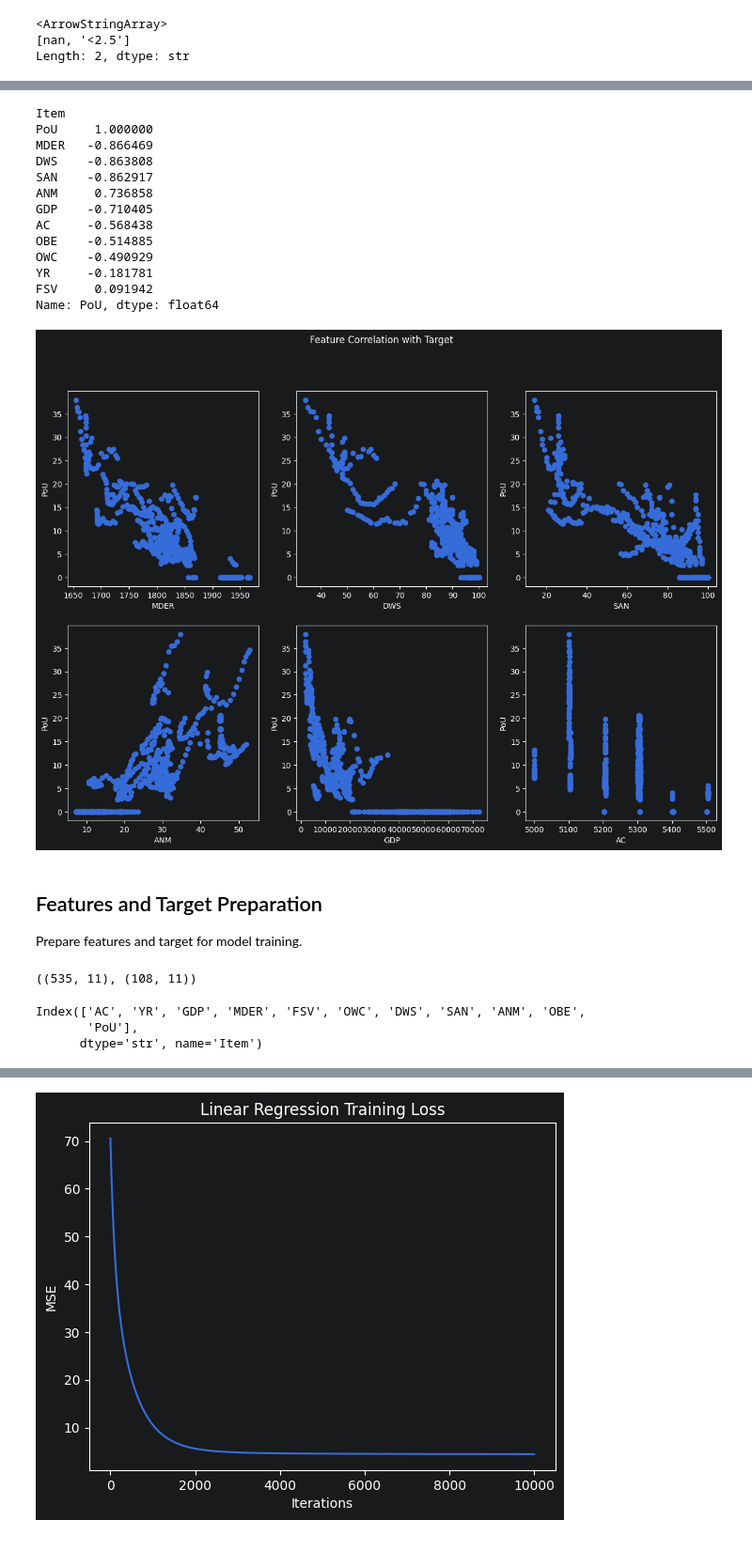
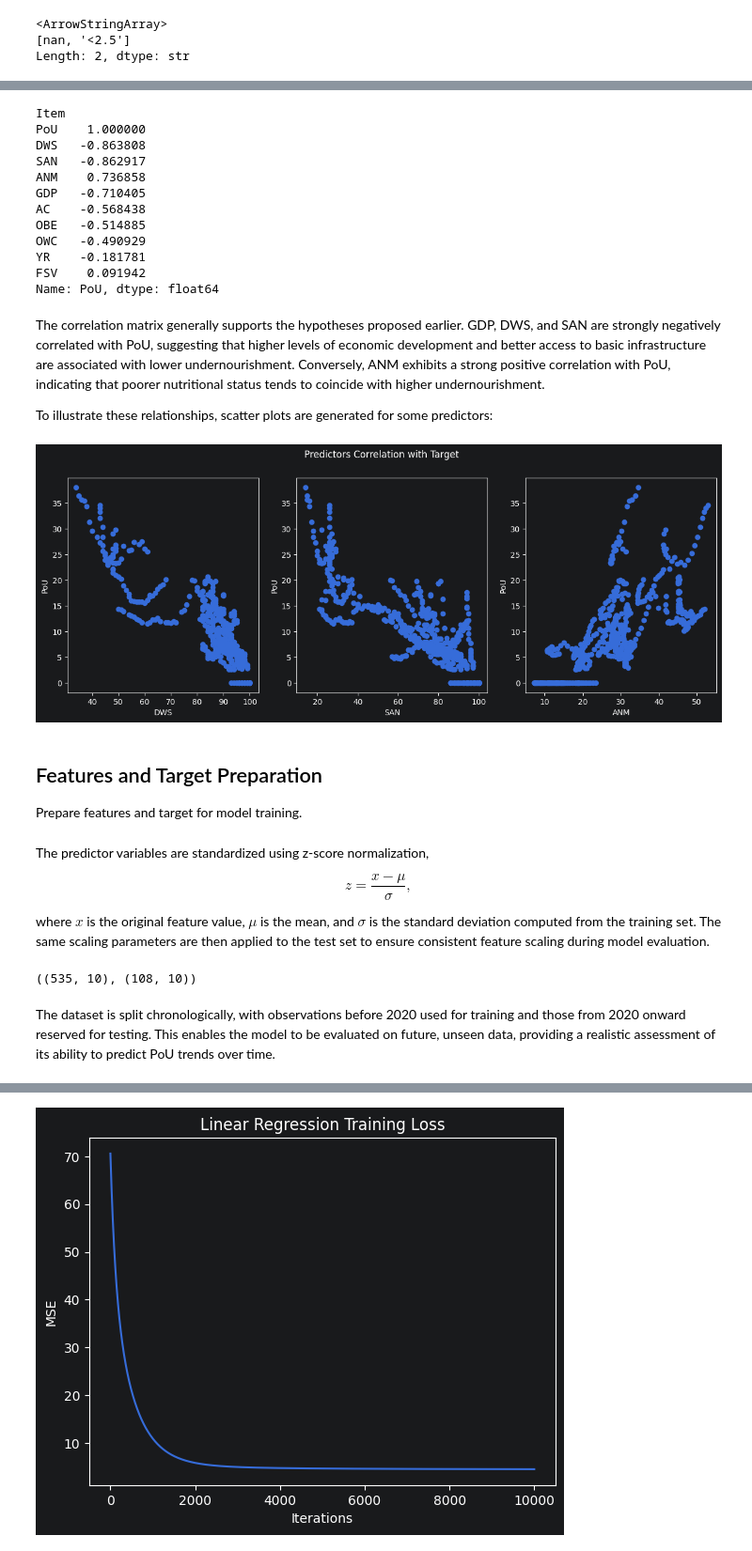
Before and after one commit to jaredliw/dtp3, a Jupyter notebook: model.ipynb, the cells around one changed output, grey strips where cells are left out. Shown at 94% size. Saved outputs shown, nothing was run; the diff lists cells and outputs as text; code cells hidden in the pictures.

```diff
--- a/model.ipynb
+++ b/model.ipynb
@@ -47,11 +83,20 @@ FEATURES_RAW: list[str] = [
     "Percentage of children under 5 years of age who are overweight (modelled estimates) (percent)",
     "Prevalence of obesity in the adult population (18 years and older) (percent)",
     "Prevalence of anemia among women of reproductive age (15-49 years) (percent)",
-    "Minimum dietary energy requirement (kcal/cap/day)",
 ]
 AREA_CODE: str = "AC"
 YEAR: str = "YR"
-FEATURES: list[str] = [AREA_CODE, YEAR, "GDP", "FSV", "DWS", "SAN", "OWC", "OBE", "ANM", "MDER"]
+FEATURES: list[str] = [
+    AREA_CODE,
+    YEAR,
+    "GDP",
+    "FSV",
+    "DWS",
+    "SAN",
+    "OWC",
+    "OBE",
+    "ANM",
+]
 TARGET_RAW: str = "Prevalence of undernourishment (percent) (annual value)"
 TARGET: str = "PoU"
 SPLIT_YEAR: int = 2020
@@ -169,34 +208,45 @@ sorted_corr_target = corr_matrix[TARGET].sort_values(ascending=False, key=abs)
 sorted_corr_target
 # %% [output]
 Item
-PoU     1.000000
-MDER   -0.866469
-DWS    -0.863808
-SAN    -0.862917
-ANM     0.736858
-GDP    -0.710405
-AC     -0.568438
-OBE    -0.514885
-OWC    -0.490929
-YR     -0.181781
-FSV     0.091942
+PoU    1.000000
+DWS   -0.863808
+SAN   -0.862917
+ANM    0.736858
+GDP   -0.710405
+AC    -0.568438
+OBE   -0.514885
+OWC   -0.490929
+YR    -0.181781
+FSV    0.091942
 Name: PoU, dtype: float64
+# %% [markdown]
+The correlation matrix generally supports the hypotheses proposed earlier. GDP, DWS, and SAN are strongly negatively correlated with PoU, suggesting that higher levels of economic development and better access to basic infrastructure are associated with lower undernourishment. Conversely, ANM exhibits a strong positive correlation with PoU, indicating that poorer nutritional status tends to coincide with higher undernourishment.
+
+To illustrate these relationships, scatter plots are generated for some predictors:
 # %%
-top6_cols = sorted_corr_target[1:7].index
+top_cols = sorted_corr_target[1:4].index
 
-fig, axes = plt.subplots(2, 3, figsize=(15, 10))
+fig, axes = plt.subplots(1, 3, figsize=(15, 5))
 axes = axes.flatten()
-for i, col in enumerate(top6_cols):
+for i, col in enumerate(top_cols):
     axes[i].scatter(df_cleaned[col], df_cleaned[TARGET])
     axes[i].set_xlabel(col)
     axes[i].set_ylabel(TARGET)
-fig.suptitle("Feature Correlation with Target");
+fig.suptitle("Predictors Correlation with Target Variable");
 # %% [output]
-[figure, old version]
+[figure, new version]
 # %% [markdown]
 ## Features and Target Preparation
 
 Prepare features and target for model training.
+# %% [markdown]
+The predictor variables are standardized using z-score normalization,
+
+$$
+z = \frac{x - \mu}{\sigma},
+$$
+
+where $x$ is the original feature value, $\mu$ is the mean, and $\sigma$ is the standard deviation computed from the training set. The same scaling parameters are then applied to the test set to ensure consistent feature scaling during model evaluation.
 # %%
 class StandardScaler:
     def __init__(self):
@@ -233,13 +283,9 @@ df_train, df_test = df_cleaned[df_cleaned[YEAR] < SPLIT_YEAR], df_cleaned[df_cle
 
 df_train.shape, df_test.shape
 # %% [output]
-((535, 11), (108, 11))
+((535, 10), (108, 10))
-# %%
-df_train.columns
-# %% [output]
-Index(['AC', 'YR', 'GDP', 'MDER', 'FSV', 'OWC', 'DWS', 'SAN', 'ANM', 'OBE',
-       'PoU'],
-      dtype='str', name='Item')
+# %% [markdown]
+The dataset is split chronologically, with observations before 2020 used for training and those from 2020 onward reserved for testing. This enables the model to be evaluated on future, unseen data, providing a realistic assessment of its ability to predict PoU trends over time.
 # %%
 ss = StandardScaler()
 df_train[FEATURES] = ss.fit_transform(df_train[FEATURES])
```
Also changed, not shown: parts of 31 cells of this notebook.
